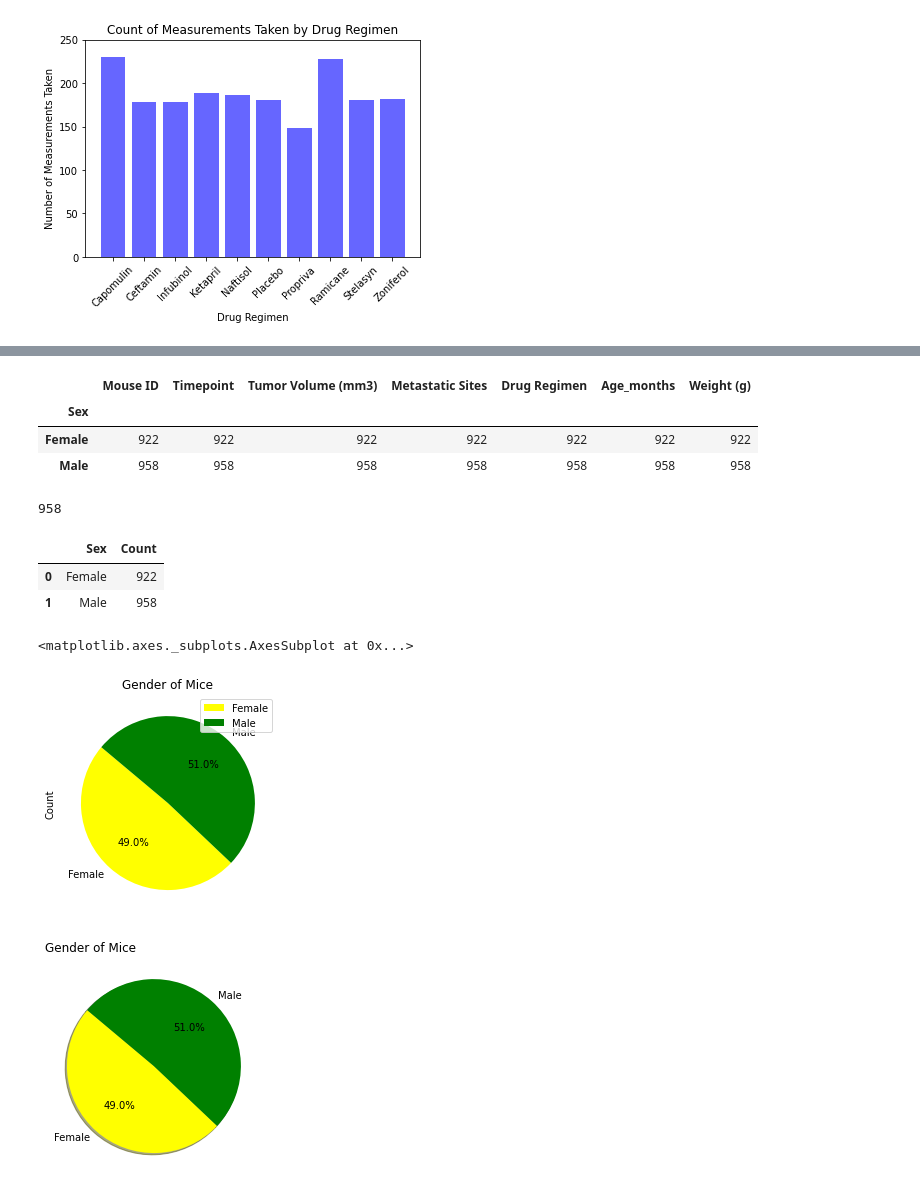
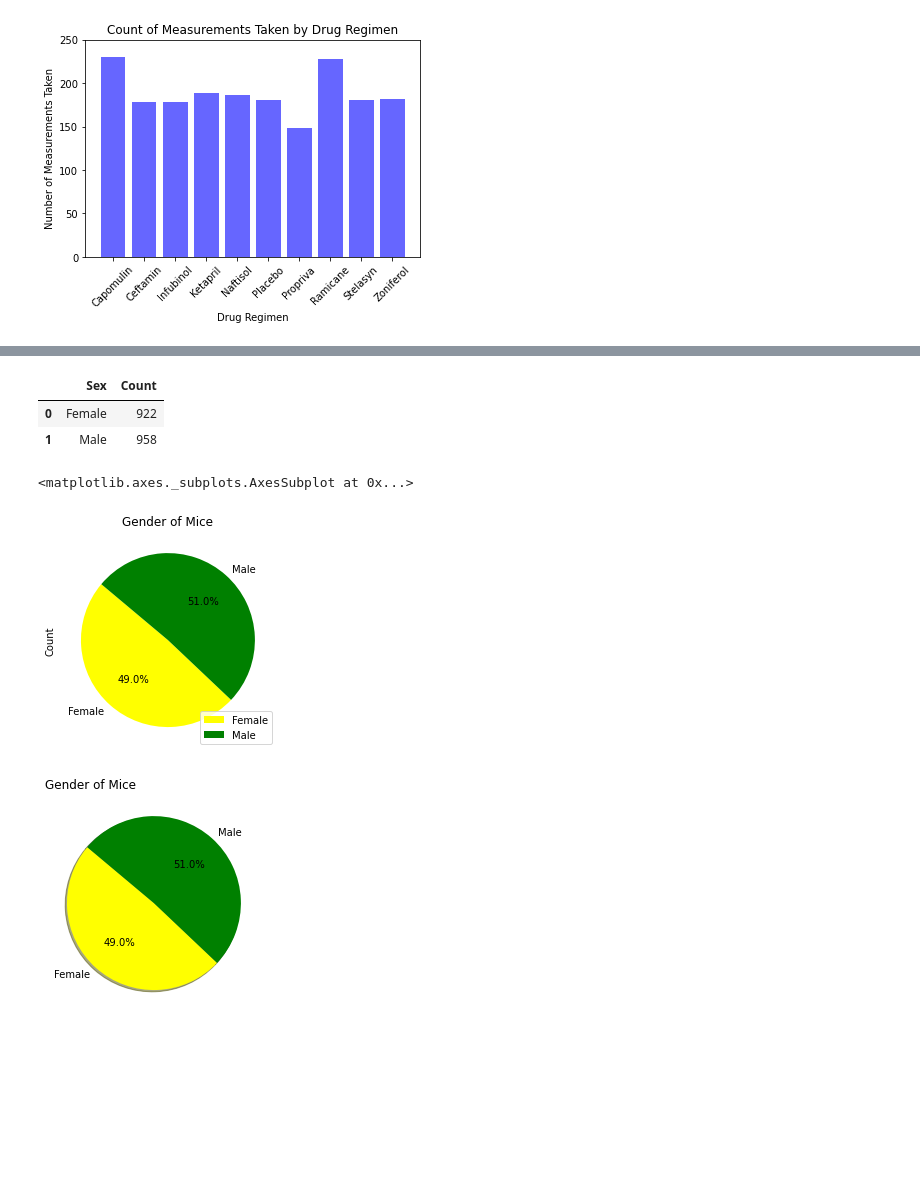
Before and after one commit to mel-c-lowe/MatPlotLib_Homework_05, a Jupyter notebook: Pymaceuticals.ipynb, the cells around one changed output, grey strips where cells are left out. Saved outputs shown, nothing was run; the diff lists cells and outputs as text; code cells hidden in the pictures; blank space fills up the shorter version.

```diff
--- a/Pymaceuticals.ipynb
+++ b/Pymaceuticals.ipynb
@@ -206,48 +143,36 @@ measurement_by_regimen
 # %%
 # Make two pie charts for gender distribution, same approach as bar charts
-# %%
-cleaned_master.groupby("Sex").count()
-# %% [output]
-|  | Mouse ID | Timepoint | Tumor Volume (mm3) | Metastatic Sites | Drug Regimen | Age_months | Weight (g) |
-| Sex |  |  |  |  |  |  |  |
-| Female | 922 | 922 | 922 | 922 | 922 | 922 | 922 |
-| Male | 958 | 958 | 958 | 958 | 958 | 958 | 958 |
 # %%
 # Get count of male and female mice
-# df.loc[df['shield'] > 6]
-# Are these counts drawn from the wrong dataframe?
-# Too many and multi counting the same mouse?
-female_mice_count = len(cleaned_master.loc[cleaned_master["Sex"] == "Female"])
-female_mice_count
-male_mice_count = len(cleaned_master.loc[cleaned_master["Sex"] == "Male"])
-male_mice_count
+
+cleaned_master.groupby("Sex").count()
+
+# Make a dataframe of gender
+gender_df = pd.DataFrame({
+    "Sex": ["Female", "Male"],
+    "Count": [len(cleaned_master.loc[cleaned_master["Sex"] == "Female"]),
+              len(cleaned_master.loc[cleaned_master["Sex"] == "Male"])]
+})
+gender_df
 # %% [output]
-958
+|  | Sex | Count |
+| 0 | Female | 922 |
+| 1 | Male | 958 |
-# %%
-# Make a stupid dataframe
-gender_df = pd.DataFrame({
-    "Sex": ["Female", "Male"],
-    "Count": [female_mice_count, male_mice_count]
-})
-gender_df
-# %% [output]
-|  | Sex | Count |
-| 0 | Female | 922 |
-| 1 | Male | 958 |
 # %%
 # Make a pie chart with df.plot
-# Weird legend is weird
+
 labels = ["Female", "Male"]
 colors = ["yellow", "green"]
 count_by_sex = gender_df.plot.pie(y="Count", autopct="%1.1f%%", colors=colors,
                                   labels=labels, startangle=140)
 plt.title(label="Gender of Mice")
+plt.legend(loc="lower right")
 
 
 count_by_sex
 # %% [output]
 <matplotlib.axes._subplots.AxesSubplot at 0x...>
-[figure, old version]
+[figure, new version]
 # %%
 # Make a pie chart with matplotlib
 
```
Also changed, not shown: parts of 25 cells of this notebook.
